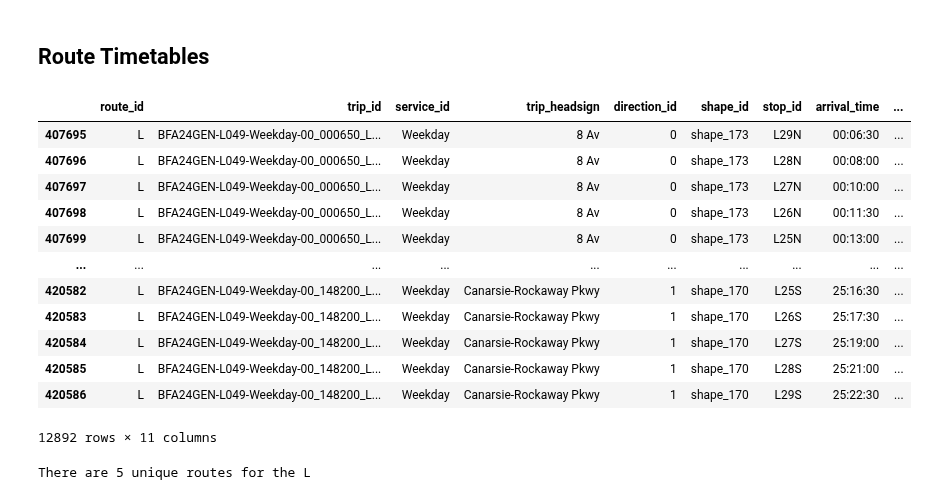
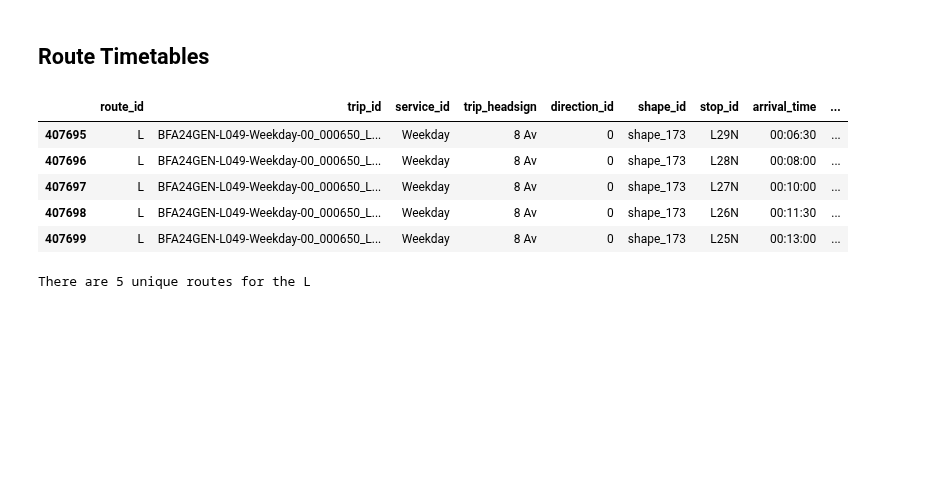
Before and after one commit to gregfeliu/NYC-Subway-Frequencies, a Jupyter notebook: Notebooks/3.Miscellaneous_Analysis.ipynb, the cells around one changed output. Cells and saved outputs as stored; diff of their text form; code cells hidden in the pictures; blank space fills up the shorter version.

```diff
--- a/Notebooks/3.Miscellaneous_Analysis.ipynb
+++ b/Notebooks/3.Miscellaneous_Analysis.ipynb
@@ -138,21 +144,14 @@ route_id = 'L'
 route_timetables = feed.build_route_timetable(route_id, dates)
 # %%
 example_trip_id = [route_timetables['trip_id'].iloc[0]]
-route_timetables
+route_timetables.head()
 # %% [output]
 |  | route_id | trip_id | service_id | trip_headsign | direction_id | shape_id | stop_id | arrival_time | ... |
 | 407695 | L | BFA24GEN-L049-Weekday-00_000650_L... | Weekday | 8 Av | 0 | shape_173 | L29N | 00:06:30 | ... |
 | 407696 | L | BFA24GEN-L049-Weekday-00_000650_L... | Weekday | 8 Av | 0 | shape_173 | L28N | 00:08:00 | ... |
 | 407697 | L | BFA24GEN-L049-Weekday-00_000650_L... | Weekday | 8 Av | 0 | shape_173 | L27N | 00:10:00 | ... |
 | 407698 | L | BFA24GEN-L049-Weekday-00_000650_L... | Weekday | 8 Av | 0 | shape_173 | L26N | 00:11:30 | ... |
 | 407699 | L | BFA24GEN-L049-Weekday-00_000650_L... | Weekday | 8 Av | 0 | shape_173 | L25N | 00:13:00 | ... |
-| ... | ... | ... | ... | ... | ... | ... | ... | ... | ... |
-| 420582 | L | BFA24GEN-L049-Weekday-00_148200_L... | Weekday | Canarsie-Rockaway Pkwy | 1 | shape_170 | L25S | 25:16:30 | ... |
-| 420583 | L | BFA24GEN-L049-Weekday-00_148200_L... | Weekday | Canarsie-Rockaway Pkwy | 1 | shape_170 | L26S | 25:17:30 | ... |
-| 420584 | L | BFA24GEN-L049-Weekday-00_148200_L... | Weekday | Canarsie-Rockaway Pkwy | 1 | shape_170 | L27S | 25:19:00 | ... |
-| 420585 | L | BFA24GEN-L049-Weekday-00_148200_L... | Weekday | Canarsie-Rockaway Pkwy | 1 | shape_170 | L28S | 25:21:00 | ... |
-| 420586 | L | BFA24GEN-L049-Weekday-00_148200_L... | Weekday | Canarsie-Rockaway Pkwy | 1 | shape_170 | L29S | 25:22:30 | ... |
-12892 rows × 11 columns
 # %%
 # Getting all Shape IDs in one file
 print(f"There are {route_timetables['shape_id'].nunique()} unique routes for the {route_id}")
```
Also changed, not shown: parts of 44 cells of this notebook, 5 other files.
